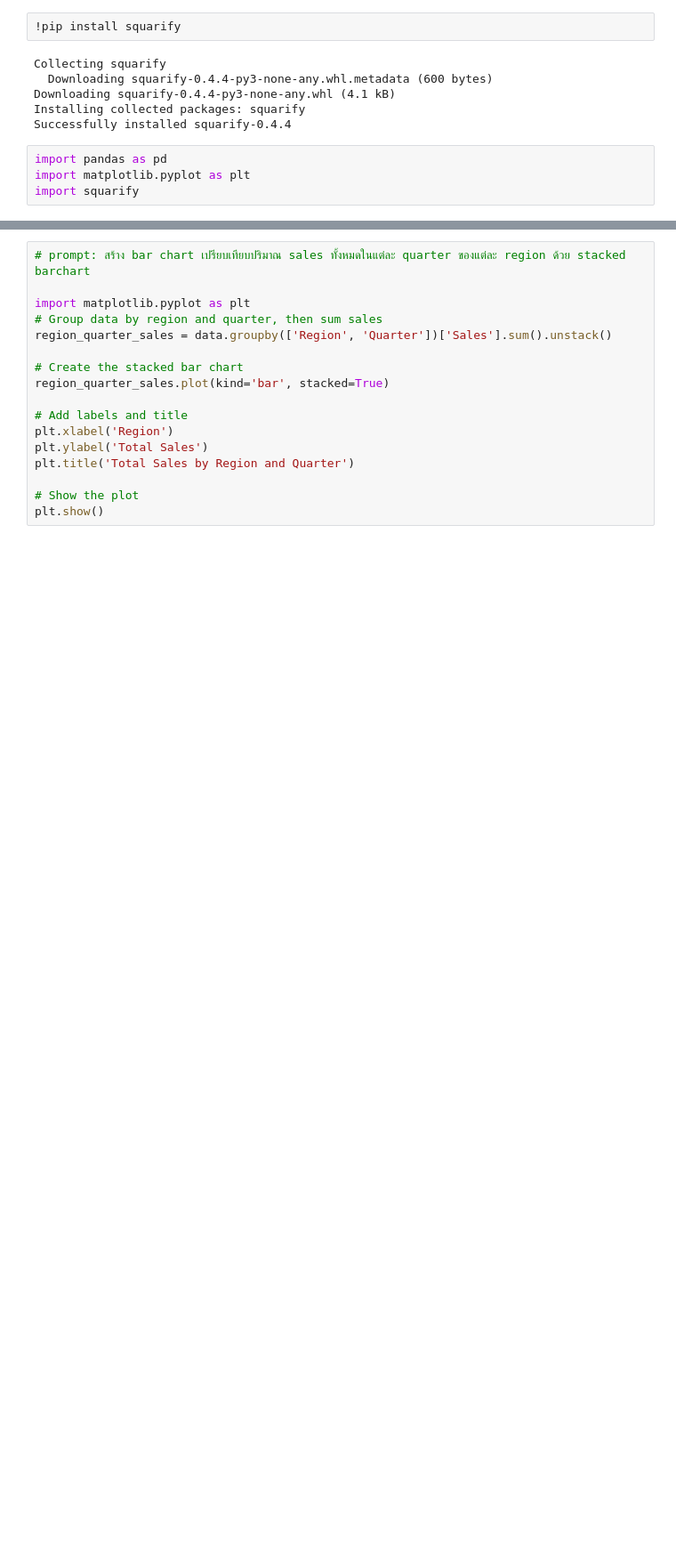
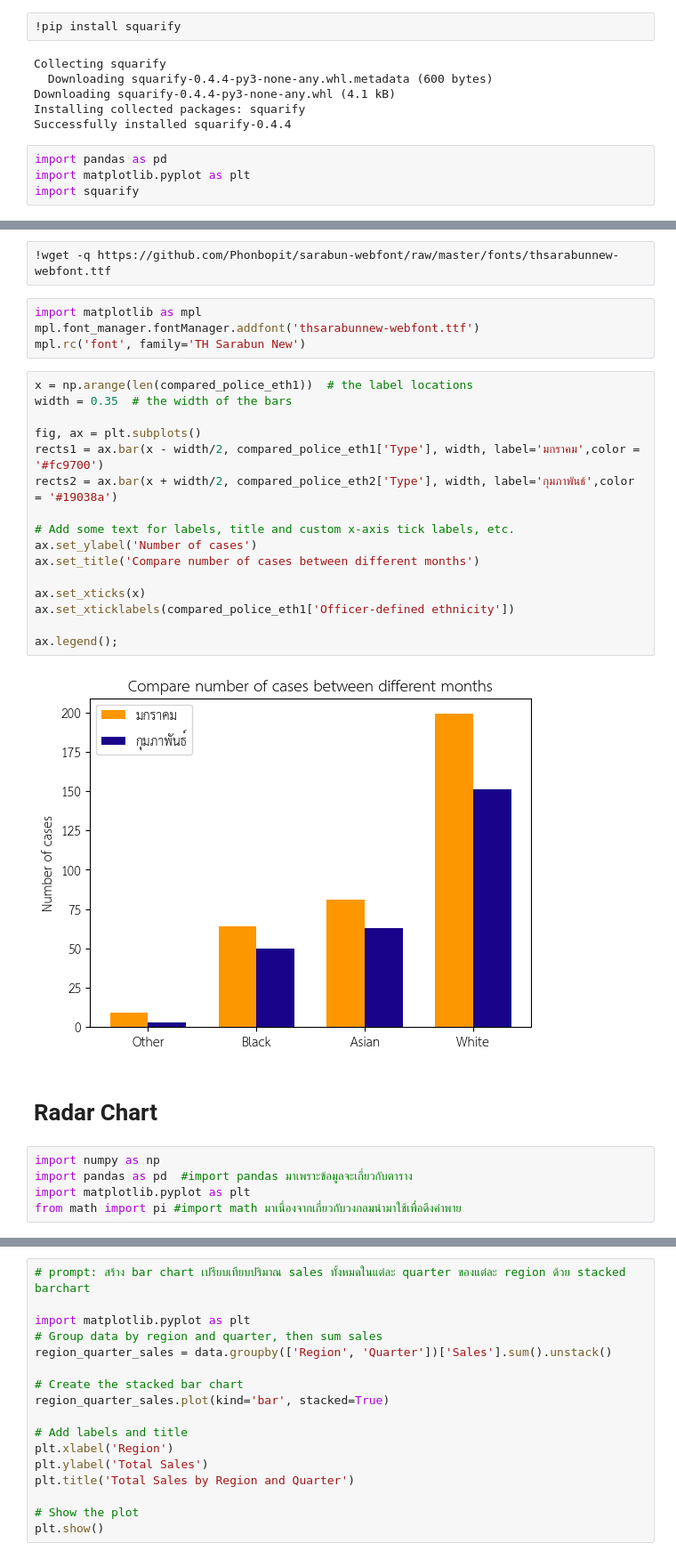
Before and after one commit to First-555/dataviz2025, a Jupyter notebook: Visualize_Data_Comparison_2025.ipynb, the cells around one changed output, grey strips where cells are left out. Shown at 89% size. Saved outputs shown, nothing was run; the diff lists cells and outputs as text; blank space fills up the shorter version.

```diff
--- a/Visualize_Data_Comparison_2025.ipynb
+++ b/Visualize_Data_Comparison_2025.ipynb
@@ -275,0 +262,31 @@ Index(['Africa', 'Asia', 'Europe', 'North America', 'South America'], dtype='obj
+# %%
+!wget -q https://github.com/Phonbopit/sarabun-webfont/raw/master/fonts/thsarabunnew-webfont.ttf
+# %%
+import matplotlib as mpl
+mpl.font_manager.fontManager.addfont('thsarabunnew-webfont.ttf')
+mpl.rc('font', family='TH Sarabun New')
+# %%
+x = np.arange(len(compared_police_eth1))  # the label locations
+width = 0.35  # the width of the bars
+
+fig, ax = plt.subplots()
+rects1 = ax.bar(x - width/2, compared_police_eth1['Type'], width, label='มกราคม',color = '#fc9700')
+rects2 = ax.bar(x + width/2, compared_police_eth2['Type'], width, label='กุมภาพันธ์',color = '#19038a')
+
+# Add some text for labels, title and custom x-axis tick labels, etc.
+ax.set_ylabel('Number of cases')
+ax.set_title('Compare number of cases between different months')
+
+ax.set_xticks(x)
+ax.set_xticklabels(compared_police_eth1['Officer-defined ethnicity'])
+
+ax.legend();
+# %% [output]
+[figure, added]
+# %% [markdown]
+# Radar Chart
+# %%
+import numpy as np
+import pandas as pd  #import pandas มาเพราะข้อมูลจะเกี่ยวกับตาราง
+import matplotlib.pyplot as plt
+from math import pi #import math มาเนื่องจากเกี่ยวกับวงกลมนำมาใช้เพื่อดึงค่าพาย
```
Also changed, not shown: parts of 23 cells of this notebook.
